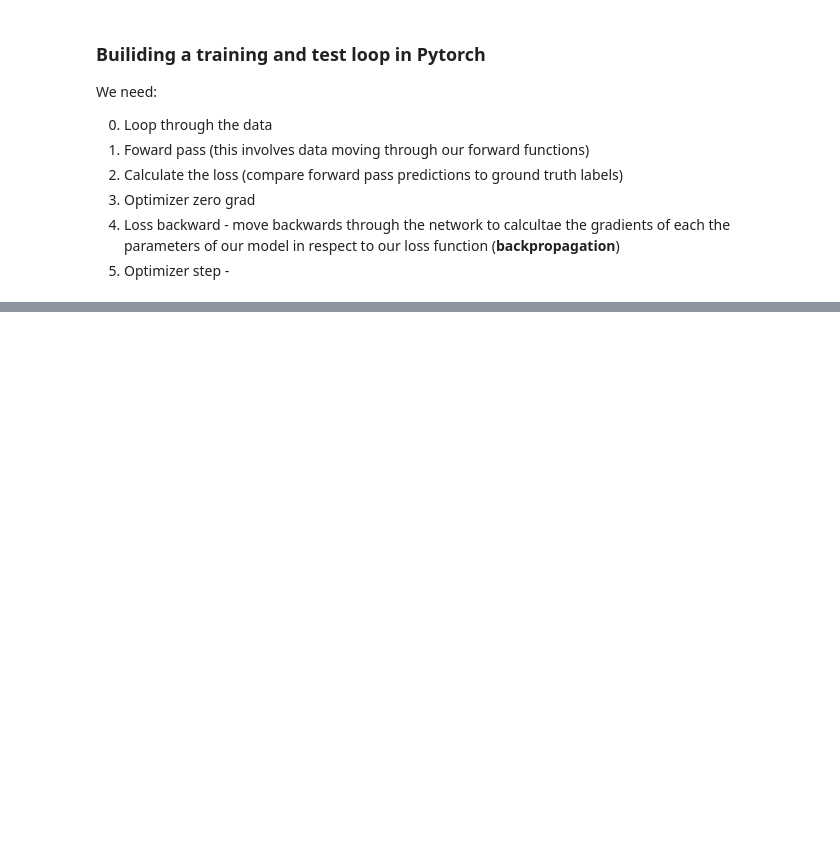
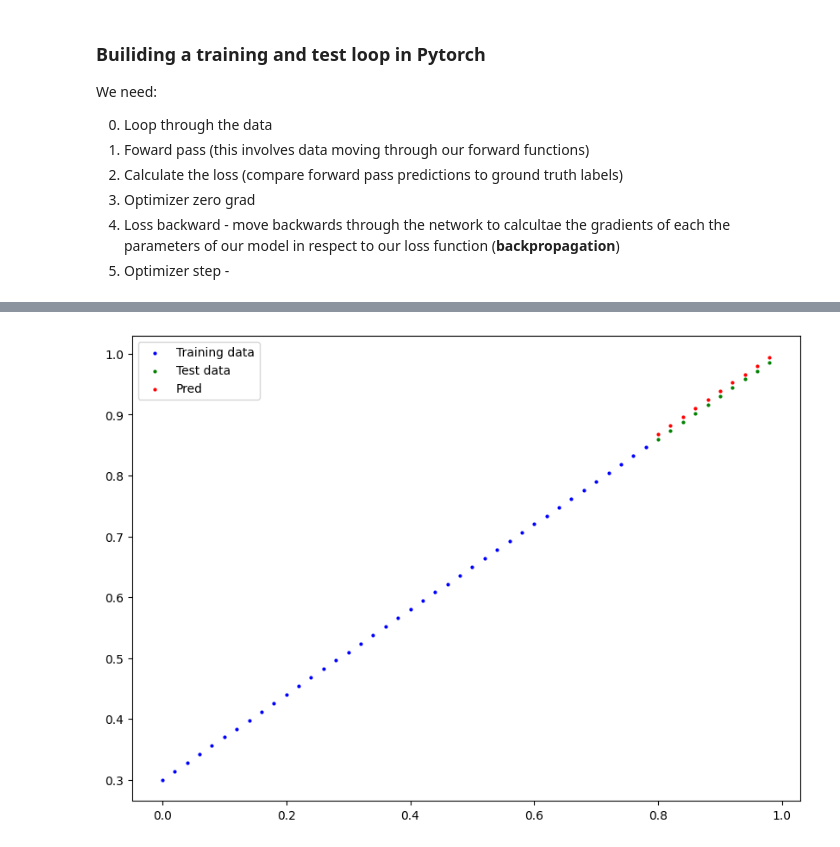
Before and after one commit to MarioHervas/pytorch-tutorial, a Jupyter notebook: pytorch_first_steps.ipynb, the cells around one changed output, grey strips where cells are left out. Drawn from its saved outputs; the diff is of its cells as text; code cells hidden in the pictures; blank space fills up the shorter version.

```diff
--- a/pytorch_first_steps.ipynb
+++ b/pytorch_first_steps.ipynb
@@ -170,7 +170,10 @@ We need:
 5. Optimizer step -
 # %%
 #Training and testing loop
-epochs = 1 #One loop through the data
+epochs = 200 #One loop through the data
+epoch_count= []
+loss_values = []
+test_loss_values = []
 
 #0. Loop through the data
 
@@ -180,9 +183,26 @@ for epoch in range (epochs):
   y_pred = model_0(X_train)
   # 2. Calculate the loss
   loss = loss_fn(y_pred,y_train)
+
   # 3 - Optimizer zero grad
   optimizer.zero_grad()
   # 4 - Perform backpropagation on the loss with respect to the params of the model
   loss.backward()
   # 5 - Step the optimizer
   optimizer.step()
+  #Testing
+  model_0.eval()
+  with torch.inference_mode():
+    # 1 Forarwd path
+    test_pred = model_0(X_test)
+    # 2. Calculate the loss with never seen data by model
+    test_loss = loss_fn(test_pred,y_test)
+
+  if epoch % 10 == 0:
+    epoch_count.append(epoch)
+    loss_values.append(loss)
+    test_loss_values.append(test_loss)
+    print(f"Epoch: {epoch} | Loss: {loss} | test loss:{test_loss}" )
+
+
+model_0.state_dict()
@@ -188,0 +231,6 @@ for epoch in range (epochs):
+# %%
+with torch.inference_mode():
+  y_preds_new = model_0(X_test)
+plot_predictions(predictions=y_preds_new)
+# %% [output]
+[figure, added]
```
Also changed, not shown: parts of 8 cells of this notebook.
